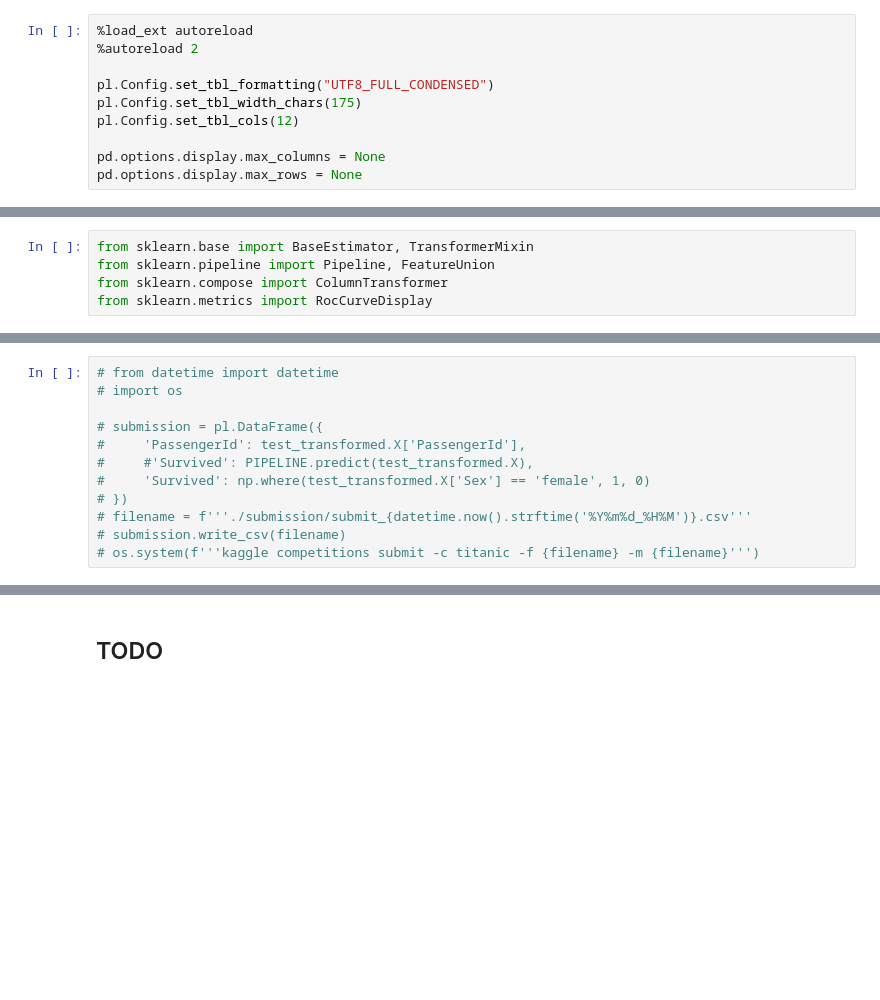
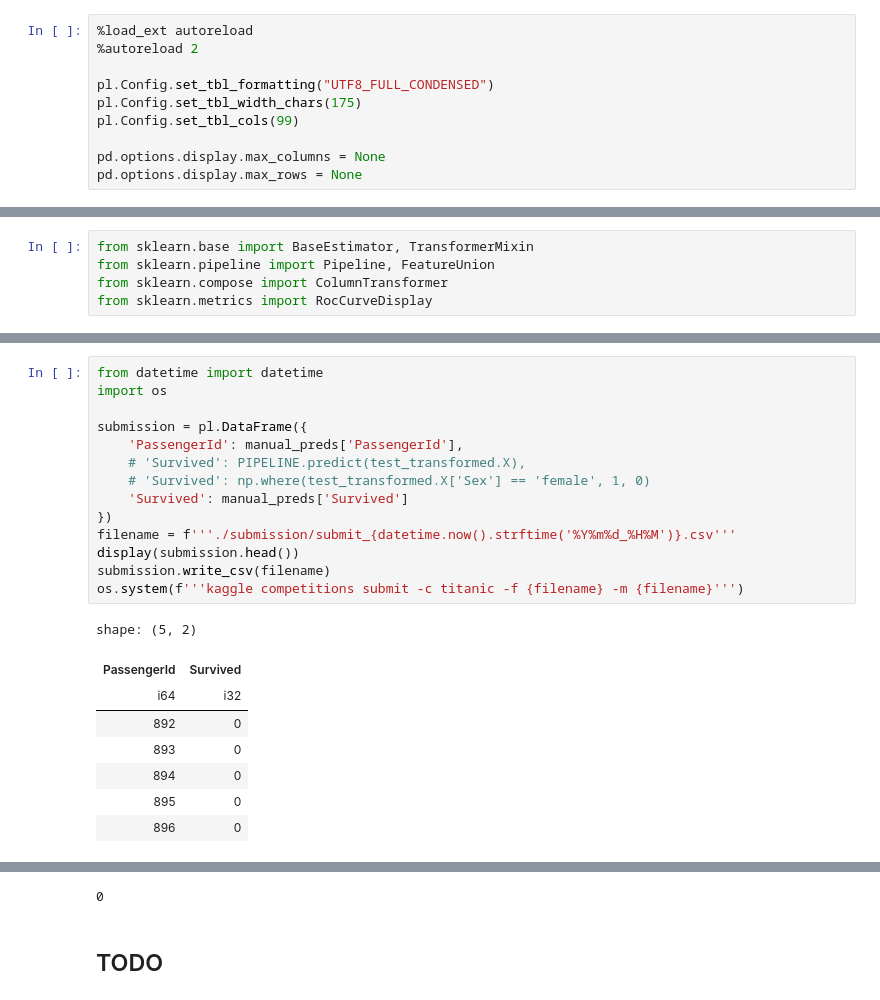
Before and after one commit to yjtek/kaggle, a Jupyter notebook: 1. Titanic/explore.ipynb, the cells around one changed output, grey strips where cells are left out. Cells and saved outputs as stored; diff of their text form; blank space fills up the shorter version.

```diff
--- a/1. Titanic/explore.ipynb
+++ b/1. Titanic/explore.ipynb
@@ -38,7 +38,7 @@ submission_sample = pl.read_csv(f'{DATAPATH}/gender_submission.csv')
 
 pl.Config.set_tbl_formatting("UTF8_FULL_CONDENSED")
 pl.Config.set_tbl_width_chars(175)
-pl.Config.set_tbl_cols(12)
+pl.Config.set_tbl_cols(99)
 
 pd.options.display.max_columns = None
 pd.options.display.max_rows = None
@@ -217,12 +199,23 @@ df_clean.describe(include='all')
 # %%
-# from datetime import datetime
-# import os
+from datetime import datetime
+import os
 
-# submission = pl.DataFrame({
-#     'PassengerId': test_transformed.X['PassengerId'],
-#     #'Survived': PIPELINE.predict(test_transformed.X),
-#     'Survived': np.where(test_transformed.X['Sex'] == 'female', 1, 0)
-# })
-# filename = f'''./submission/submit_{datetime.now().strftime('%Y%m%d_%H%M')}.csv'''
-# submission.write_csv(filename)
-# os.system(f'''kaggle competitions submit -c titanic -f {filename} -m {filename}''')
+submission = pl.DataFrame({
+    'PassengerId': manual_preds['PassengerId'],
+    # 'Survived': PIPELINE.predict(test_transformed.X),
+    # 'Survived': np.where(test_transformed.X['Sex'] == 'female', 1, 0)
+    'Survived': manual_preds['Survived']
+})
+filename = f'''./submission/submit_{datetime.now().strftime('%Y%m%d_%H%M')}.csv'''
+display(submission.head())
+submission.write_csv(filename)
+os.system(f'''kaggle competitions submit -c titanic -f {filename} -m {filename}''')
+# %% [output]
+shape: (5, 2)
+| PassengerId | Survived |
+| i64 | i32 |
+| 892 | 0 |
+| 893 | 0 |
+| 894 | 0 |
+| 895 | 0 |
+| 896 | 0 |
@@ -229,3 +223,4 @@ df_clean.describe(include='all')
+0
 # %% [markdown]
 ## TODO
 # %%
```
Also changed, not shown: parts of 10 cells of this notebook, 5 other files.
